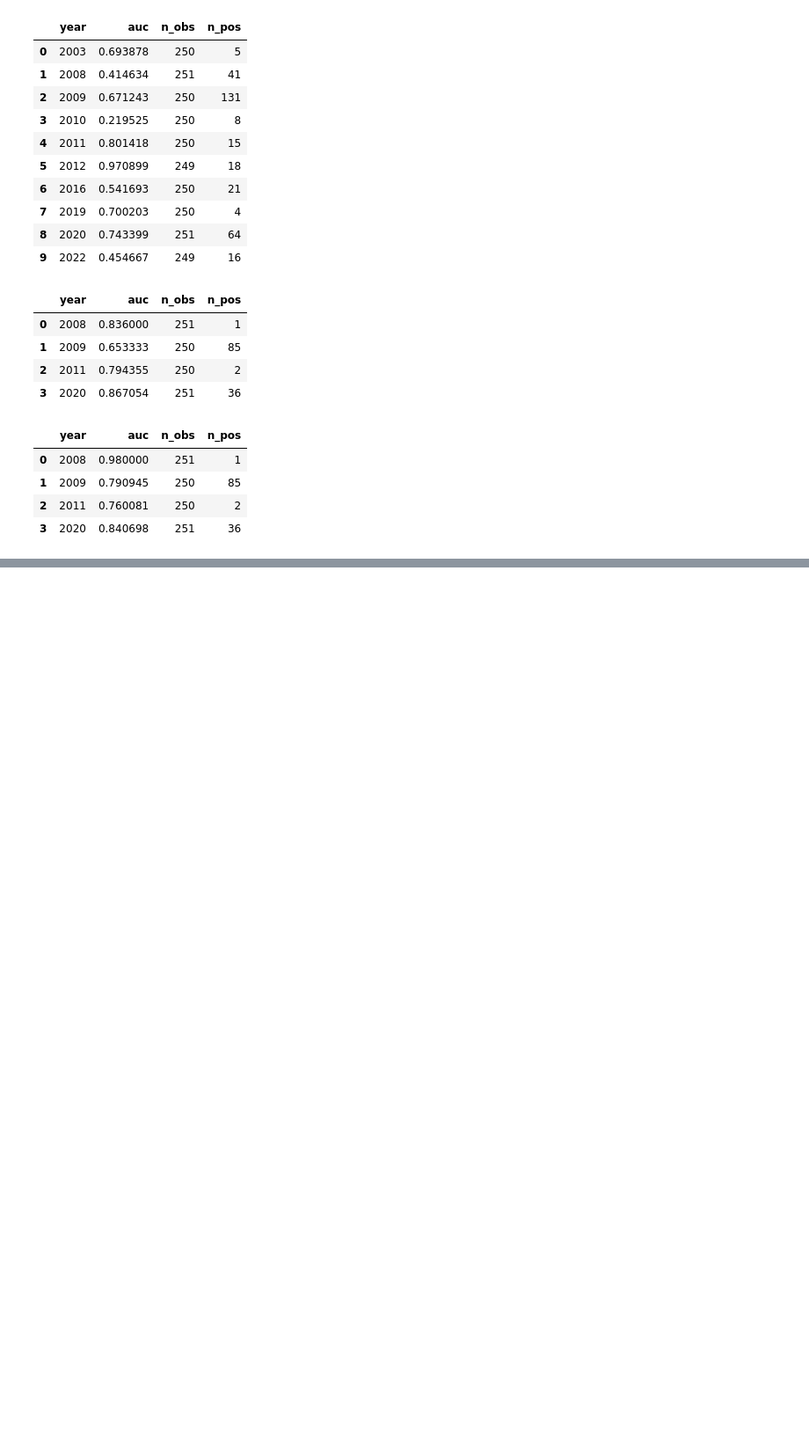
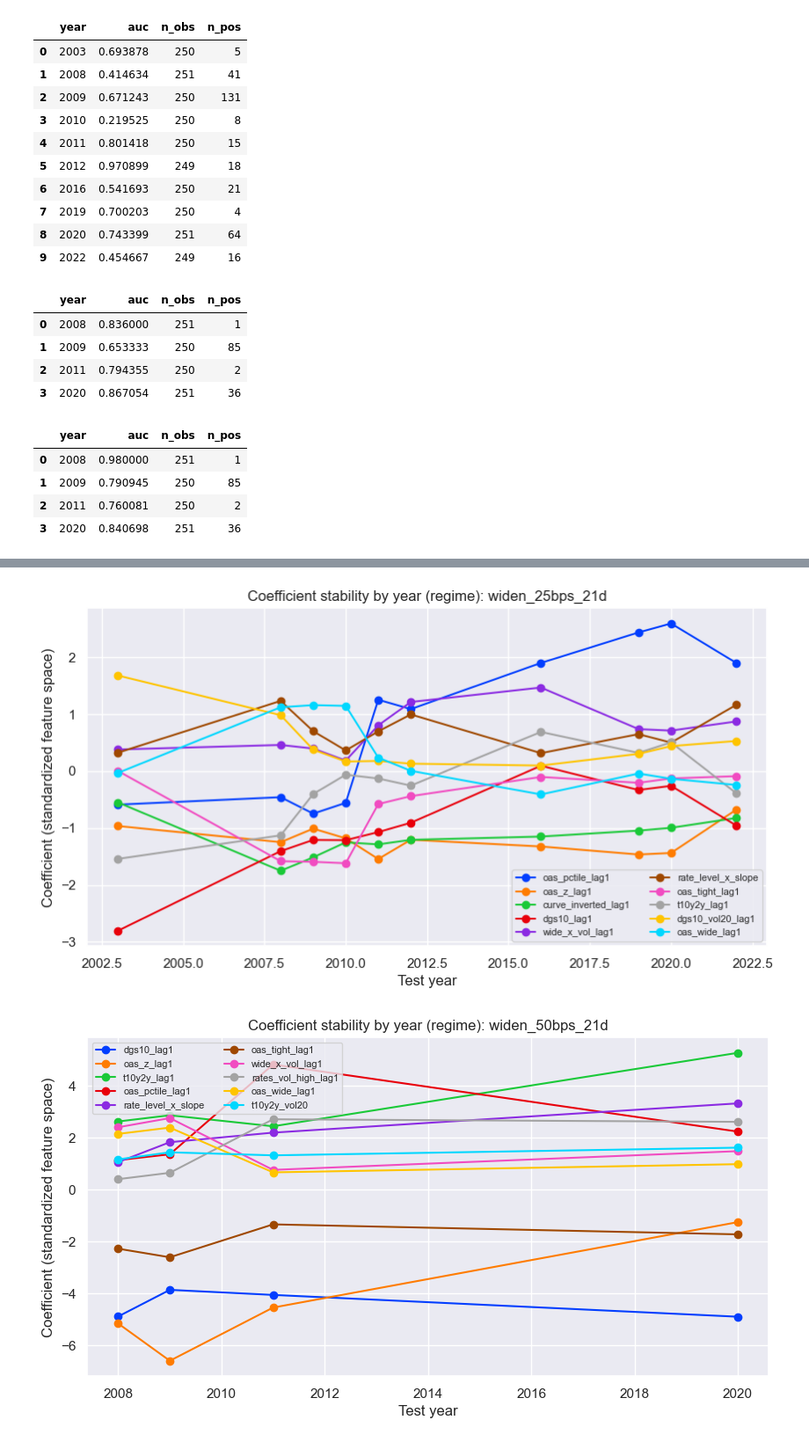
Before and after one commit to WickedoneC/credit_spread_regime, a Jupyter notebook: notebooks/01_eda_spread_regimes.ipynb, the cells around one changed output, grey strips where cells are left out. Shown at 88% size. Cells and saved outputs as stored; diff of their text form; code cells hidden in the pictures; blank space fills up the shorter version.

```diff
--- a/notebooks/01_eda_spread_regimes.ipynb
+++ b/notebooks/01_eda_spread_regimes.ipynb
@@ -1354,0 +1567,27 @@ display(details[("widen_50bps_21d", "regime")])
+# %%
+# Coefficient stability (linear-only)
+def plot_coef_stability(target: str, top_k: int = 10, use_regime: bool = True):
+    key = (target, "regime" if use_regime else "baseline")
+    coef_df = results[key]["coefs_by_year"].copy()
+    if coef_df.empty:
+        print("No coefficients available (likely due to skipped years).")
+        return
+
+    # Choose the most important features by average absolute coefficient
+    avg_abs = coef_df.abs().mean(axis=0).sort_values(ascending=False)
+    top_features = avg_abs.head(top_k).index.tolist()
+
+    plt.figure(figsize=(10, 5))
+    for f in top_features:
+        plt.plot(coef_df.index, coef_df[f], marker="o", label=f)
+    plt.title(f"Coefficient stability by year ({'regime' if use_regime else 'baseline'}): {target}")
+    plt.xlabel("Test year")
+    plt.ylabel("Coefficient (standardized feature space)")
+    plt.legend(ncol=2, fontsize=8)
+    plt.show()
+
+plot_coef_stability("widen_25bps_21d", top_k=10, use_regime=True)
+plot_coef_stability("widen_50bps_21d", top_k=10, use_regime=True)
+# %% [output]
+[figure, added]
+[figure, added]
```
Also changed, not shown: parts of 12 cells of this notebook.
